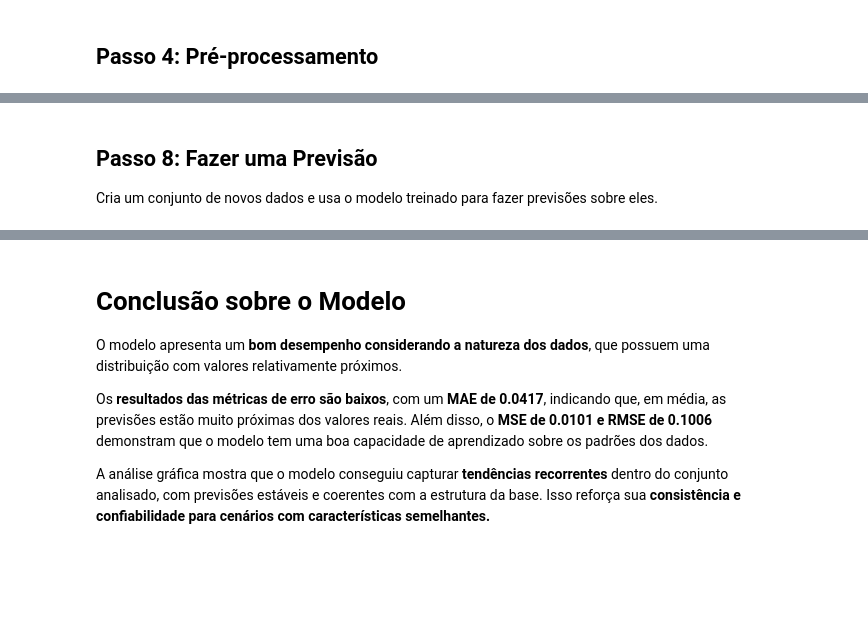
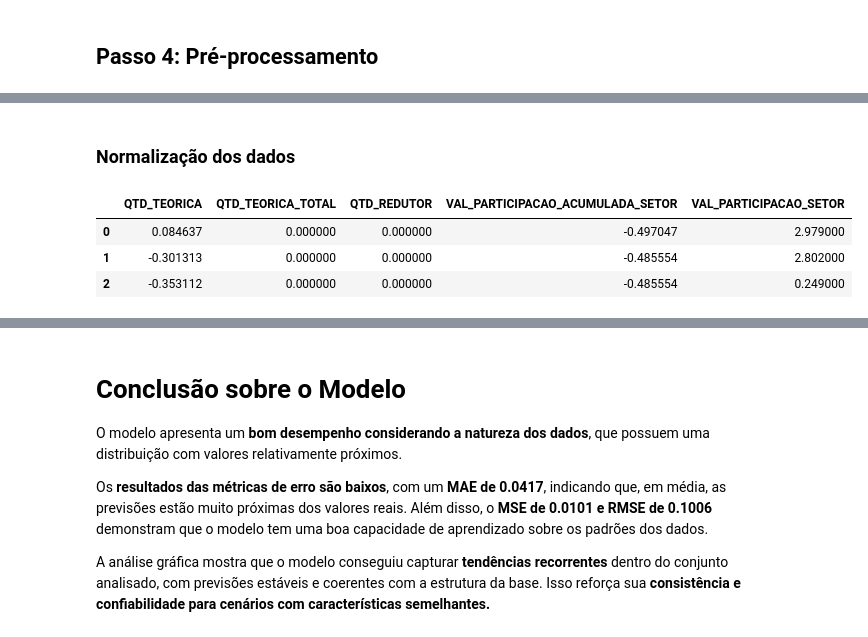
Before and after one commit to maiagia/dados-bovespa, a Jupyter notebook: modelo_ml/modelob3.ipynb, the cells around one changed output, grey strips where cells are left out. Cells and saved outputs as stored; diff of their text form; code cells hidden in the pictures; blank space fills up the shorter version.

```diff
--- a/modelo_ml/modelob3.ipynb
+++ b/modelo_ml/modelob3.ipynb
@@ -48,7 +48,7 @@ import joblib
 ### Configurar exibição do pandas
 # %%
 pd.options.display.max_columns = None
-pd.options.display.float_format = "{:,.2f}".format
+pd.options.display.float_format = "{:,.6f}".format
 # %% [markdown]
 ## Passo 2: Coletar os Dados
 Faz o download de um arquivo CSV de um repositório do GitHub e o lê como um DataFrame do Pandas.
@@ -142,3 +89,0 @@ joblib.dump(model, "modelo_b3.pkl")
-# %% [markdown]
-## Passo 8: Fazer uma Previsão
-Cria um conjunto de novos dados e usa o modelo treinado para fazer previsões sobre eles.
@@ -183,0 +90,13 @@ plt.show()
+# %% [markdown]
+### Normalização dos dados
+# %%
+vBase_PreProcessada = vBase.copy()
+
+vBase_PreProcessada[['QTD_TEORICA', 'QTD_TEORICA_TOTAL', 'QTD_REDUTOR', 'VAL_PARTICIPACAO_ACUMULADA_SETOR']] = StandardScaler().fit_transform(vBase_PreProcessada[['QTD_TEORICA', 'QTD_TEORICA_TOTAL', 'QTD_REDUTOR', 'VAL_PARTICIPACAO_ACUMULADA_SETOR']])
+
+vBase_PreProcessada.head(3)
+# %% [output]
+|  | QTD_TEORICA | QTD_TEORICA_TOTAL | QTD_REDUTOR | VAL_PARTICIPACAO_ACUMULADA_SETOR | VAL_PARTICIPACAO_SETOR |
+| 0 | 0.084637 | 0.000000 | 0.000000 | -0.497047 | 2.979000 |
+| 1 | -0.301313 | 0.000000 | 0.000000 | -0.485554 | 2.802000 |
+| 2 | -0.353112 | 0.000000 | 0.000000 | -0.485554 | 0.249000 |
```
Also changed, not shown: parts of 43 cells of this notebook.
